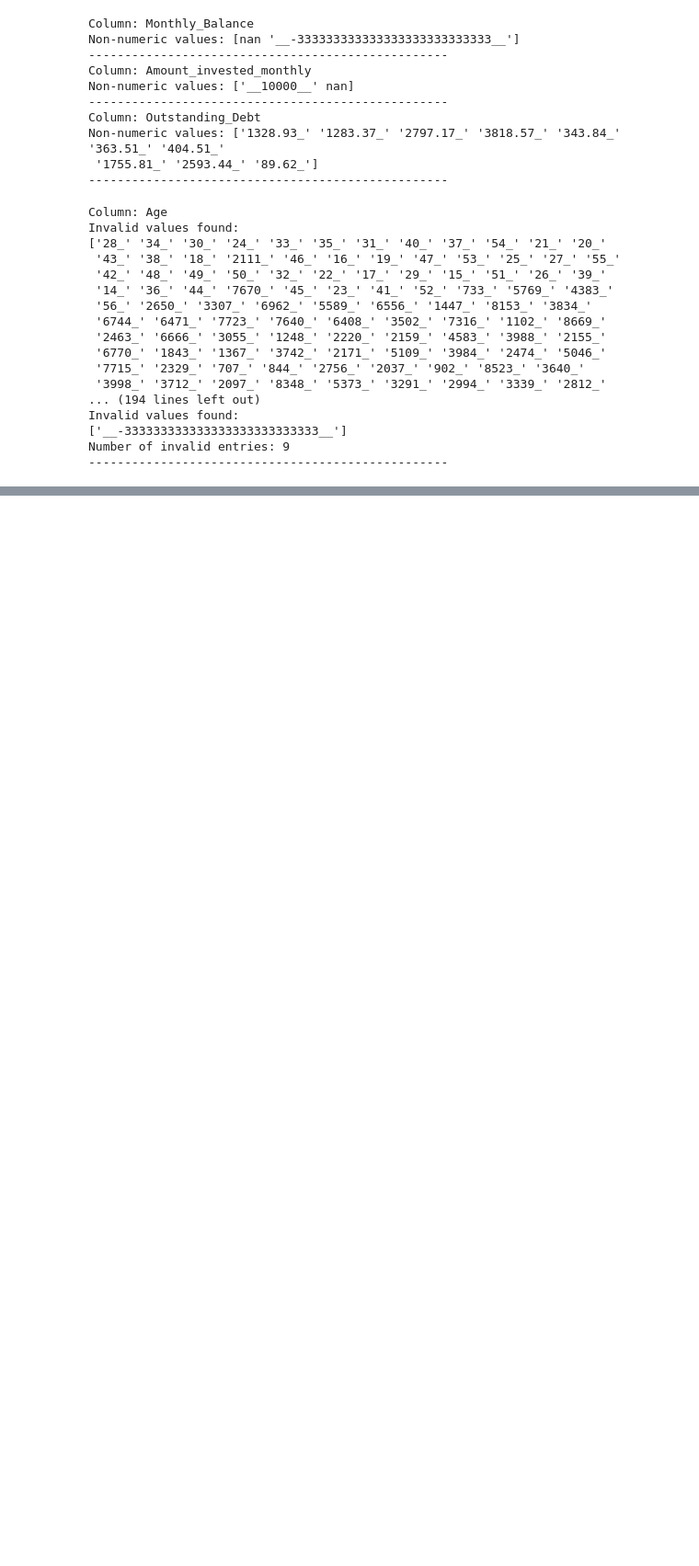
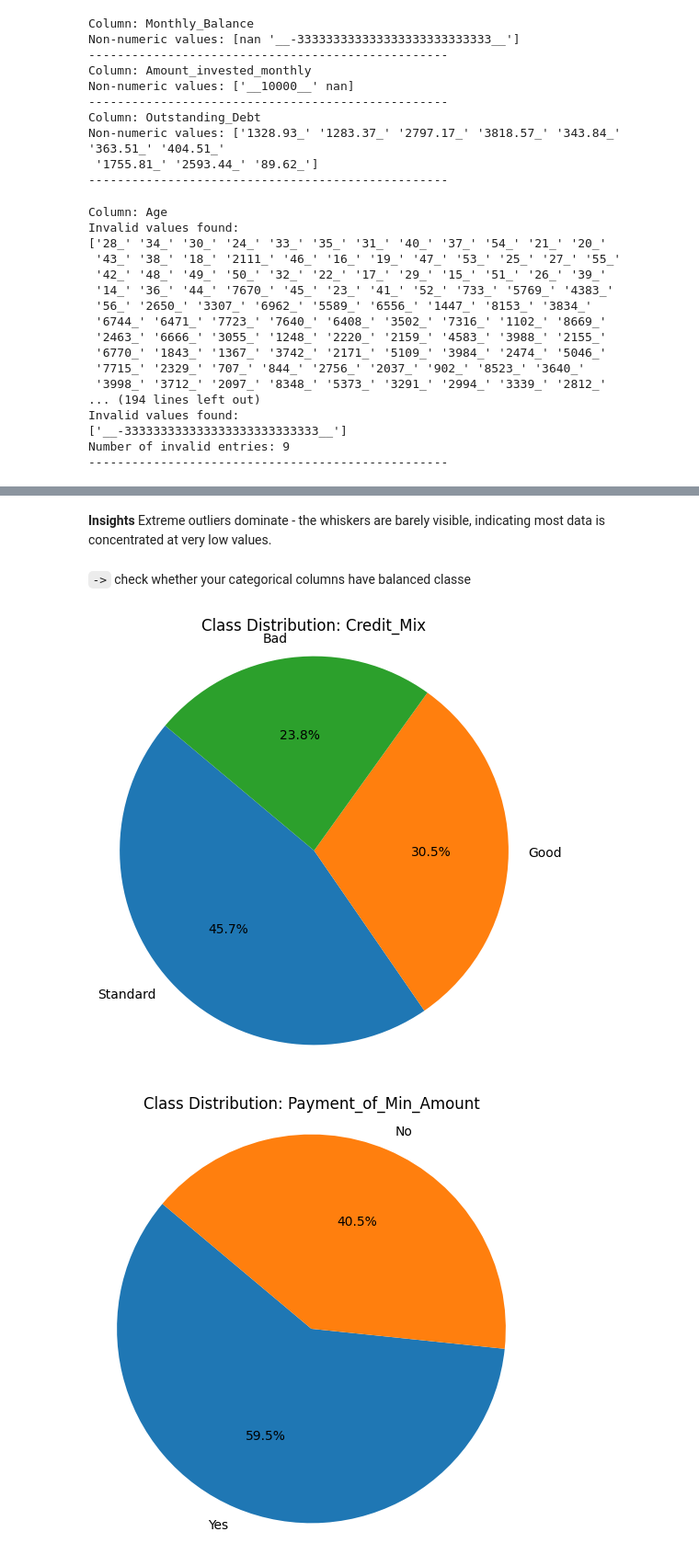
Before and after one commit to 3lis0/Machine-learning-by-practice, a Jupyter notebook: Credit score classification/credit_score_classification.ipynb, the cells around one changed output, grey strips where cells are left out. Shown at 92% size. Saved outputs shown, nothing was run; the diff lists cells and outputs as text; code cells hidden in the pictures; blank space fills up the shorter version.

```diff
--- a/Credit score classification/credit_score_classification.ipynb
+++ b/Credit score classification/credit_score_classification.ipynb
@@ -295,0 +621,10 @@ The dataset contains underscore (`_`) symbols in various columns. These symbols
+# %%
+for col in numerical_columns:
+    Q1 = train[col].quantile(0.25)
+    Q3 = train[col].quantile(0.75)
+    IQR = Q3 - Q1
+    lower_bound = Q1 - 1.5 * IQR
+    upper_bound = Q3 + 1.5 * IQR
+    outliers = train[(train[col] < lower_bound) | (train[col] > upper_bound)]
+
+    print(f"{col}: {len(outliers)} outliers")
@@ -295,0 +648,31 @@ The dataset contains underscore (`_`) symbols in various columns. These symbols
+# %% [markdown]
+**Insights**
+Extreme outliers dominate - the whiskers are barely visible, indicating most data is concentrated at very low values.
+# %% [markdown]
+`->` check whether your categorical columns have balanced classe
+# %%
+#  Get categorical columns
+categorical_columns = train.select_dtypes(include='object').columns
+
+#  remove columns if present
+categorical_columns = [col for col in categorical_columns if col not in ['ID', 'Customer_ID', 'SSN', 'Type_of_Loan', 'Credit_History_Age', 'Name', 'Month', 'Occupation', 'Credit_Score ']]
+# %%
+#  Plot pie chart for each categorical column
+for col in categorical_columns:
+    counts = train[col].value_counts()
+    labels = counts.index
+    sizes = counts.values
+
+    plt.figure(figsize=(6, 6))
+    plt.pie(
+        sizes,
+        labels=labels,
+        autopct='%1.1f%%',
+        startangle=140
+    )
+    plt.title(f"Class Distribution: {col}")
+    plt.axis('equal')  # Equal aspect ratio ensures a circle
+    plt.show()
+# %% [output]
+[figure, added]
+[figure, added]
```
Also changed, not shown: parts of 99 cells of this notebook.
